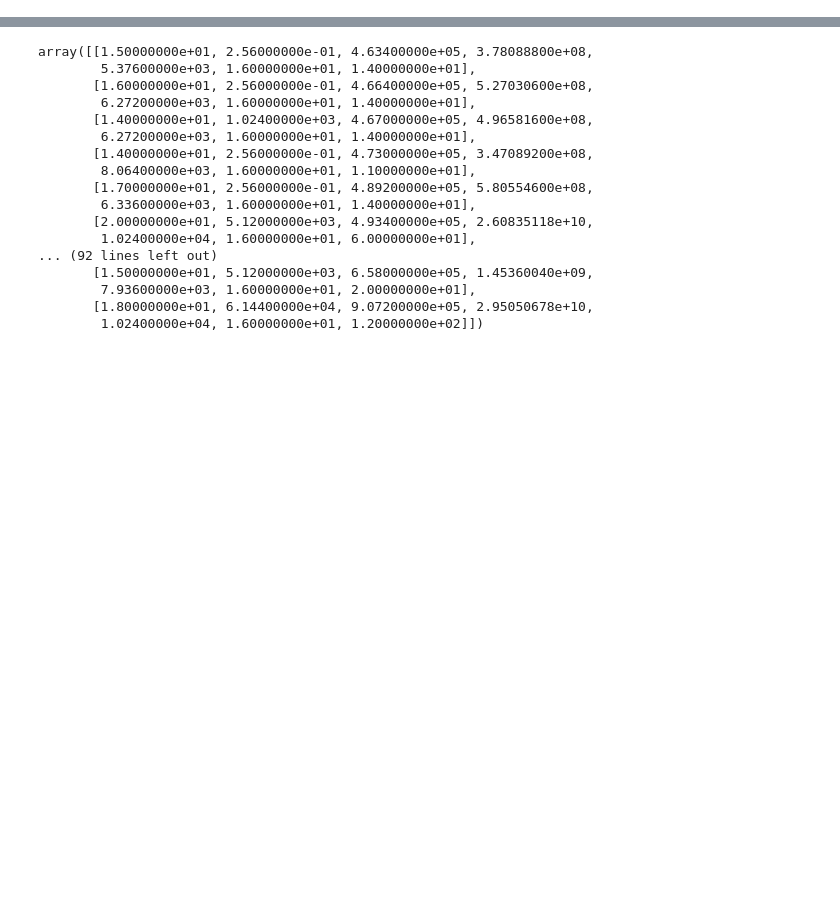
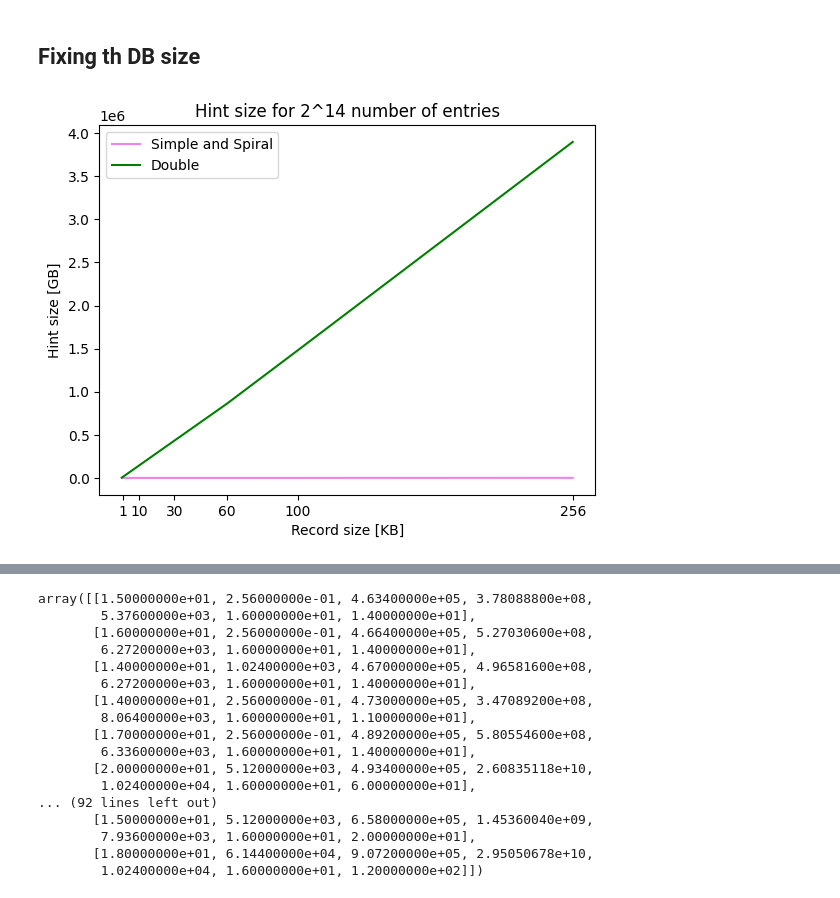
Before and after one commit to sophiartl/PIR_project, a Jupyter notebook: plots/ploty.ipynb, the cells around one changed output, grey strips where cells are left out. Cells and saved outputs as stored; diff of their text form; code cells hidden in the pictures; blank space fills up the shorter version.

```diff
--- a/plots/ploty.ipynb
+++ b/plots/ploty.ipynb
@@ -40,0 +86,29 @@ for i in range (14,23):
+# %% [markdown]
+## Fixing th DB size
+# %%
+#spiral+double+simple 2^14
+
+mine = simple_total[np.where(simple_total[:,0] == 16384)]
+hint_simp = mine[:,5]/(1024)
+# total_size = mine[:,2]/(1024**2)
+rec_size = [0.256,1,5,10,15,30,60,100,256]
+plt.plot(rec_size, hint_simp,label =  'Simple and Spiral', color ='violet')
+
+
+# mine = spi_total[np.where(spi_total[:,0] == 16384)]
+# hint = mine[:,5]/(1024**2)
+# plt.plot([0.256,1,5,10,15,30,60,100,256], hint,alpha = 0.5,label = 'Spiral')
+
+mine = double_total[np.where(double_total[:,0] == 16384)]
+hint = mine[:,5]/(1024)
+plt.plot(rec_size, hint, label =  'Double',  color ='green')
+
+plt.legend()
+plt.xticks([1,10,30,60,100,256])
+
+plt.xlabel("Record size [KB]")
+plt.ylabel("Hint size [GB]")
+plt.title("Hint size for 2^14 number of entries")
+plt.show()
+# %% [output]
+[figure, added]
```
Also changed, not shown: parts of 30 cells of this notebook, 32 other files.
